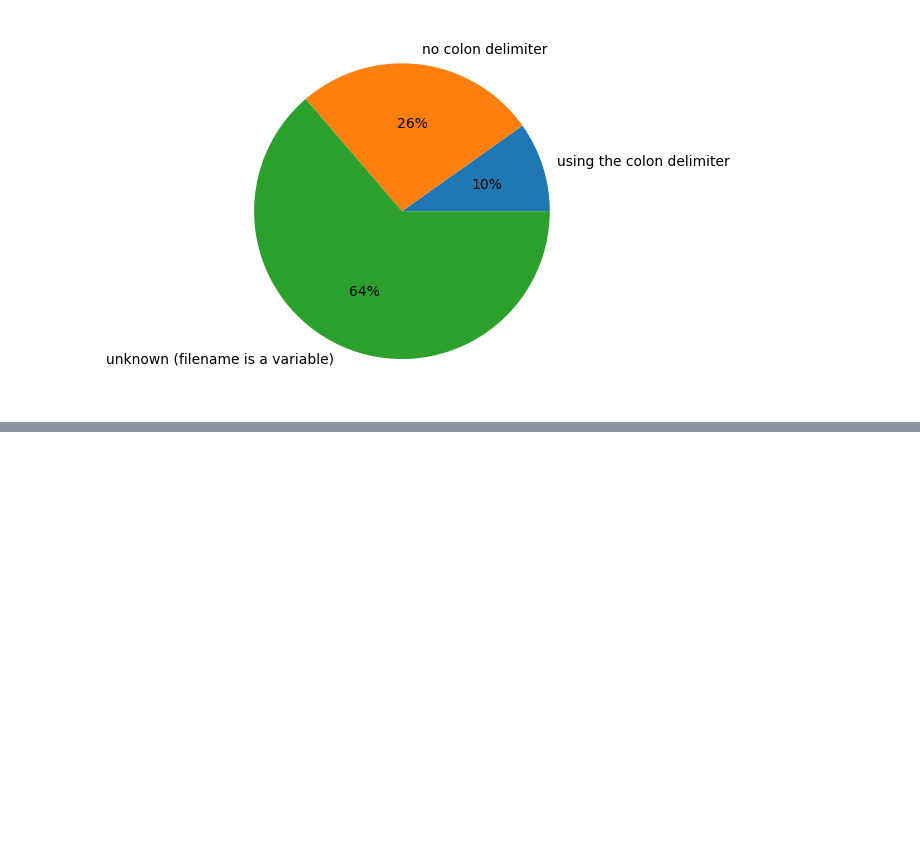
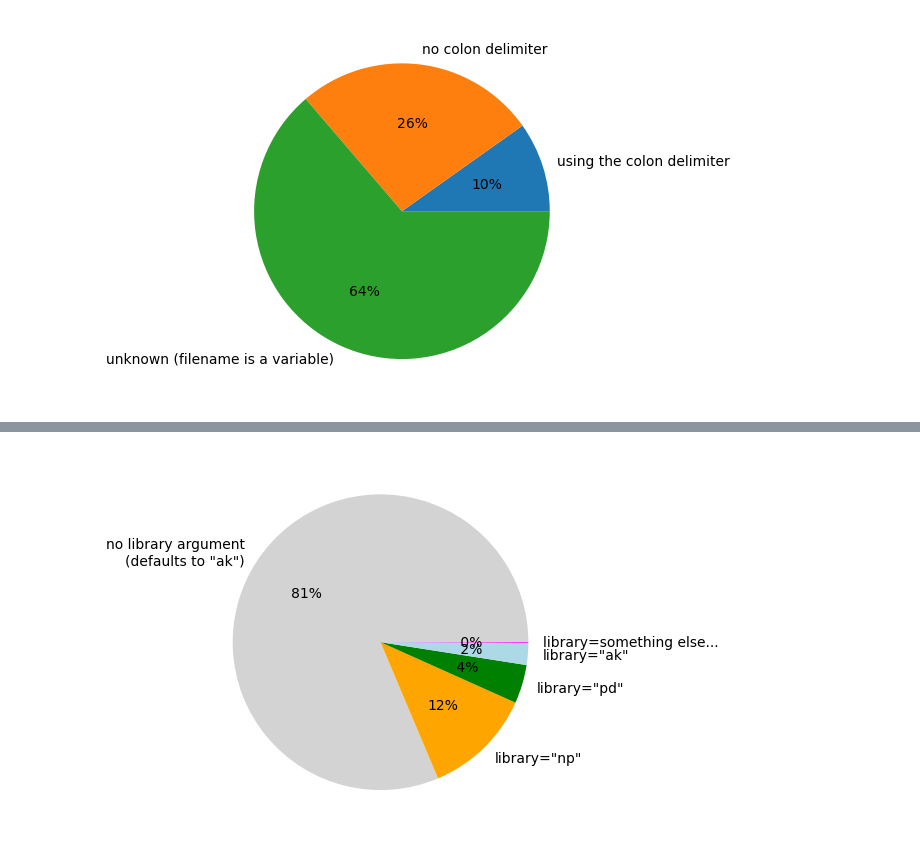
Before and after one commit to jpivarski-talks/2023-05-09-chep23-analysis-of-physicists, a Jupyter notebook: analysis/analysis-3.ipynb, the cells around one changed output, grey strips where cells are left out. Cells and saved outputs as stored; diff of their text form; code cells hidden in the pictures; blank space fills up the shorter version.

```diff
--- a/analysis/analysis-3.ipynb
+++ b/analysis/analysis-3.ipynb
@@ -383,0 +428,23 @@ fig.savefig("github-ast-uproot-filename-colon.pdf");
+# %%
+no_library_argument = 0
+library_np = 0
+library_ak = 0
+library_pd = 0
+library_other = 0
+
+for tree in matches:
+    library = None
+    for x in tree.keywords:
+        if x.arg == "library":
+            library = ast.unparse(x.value)
+    if library is None:
+        no_library_argument += 1
+    elif library == "'np'":
+        library_np += 1
+    elif library == "'ak'":
+        library_ak += 1
+    elif library in ("'pd'", "'pandas'"):
+        library_pd += 1
+    else:
+        library_other += 1
+        print(ast.unparse(tree))
@@ -383,0 +458,11 @@ fig.savefig("github-ast-uproot-filename-colon.pdf");
+# %%
+labels = ["no library argument\n(defaults to \"ak\")", "library=\"np\"", "library=\"pd\"", "library=\"ak\"", "library=something else..."]
+sizes = [no_library_argument, library_np, library_pd, library_ak, library_other]
+
+fig, ax = plt.subplots()
+ax.pie(sizes, labels=labels, autopct='%2.0f%%', colors=["lightgrey", "orange", "green", "lightblue", "magenta"]);
+
+fig.savefig("github-ast-uproot-array-function-library-argument.svg");
+fig.savefig("github-ast-uproot-array-function-library-argument.pdf");
+# %% [output]
+[figure, added]
```
Also changed, not shown: parts of 2 cells of this notebook, 1 other file.
